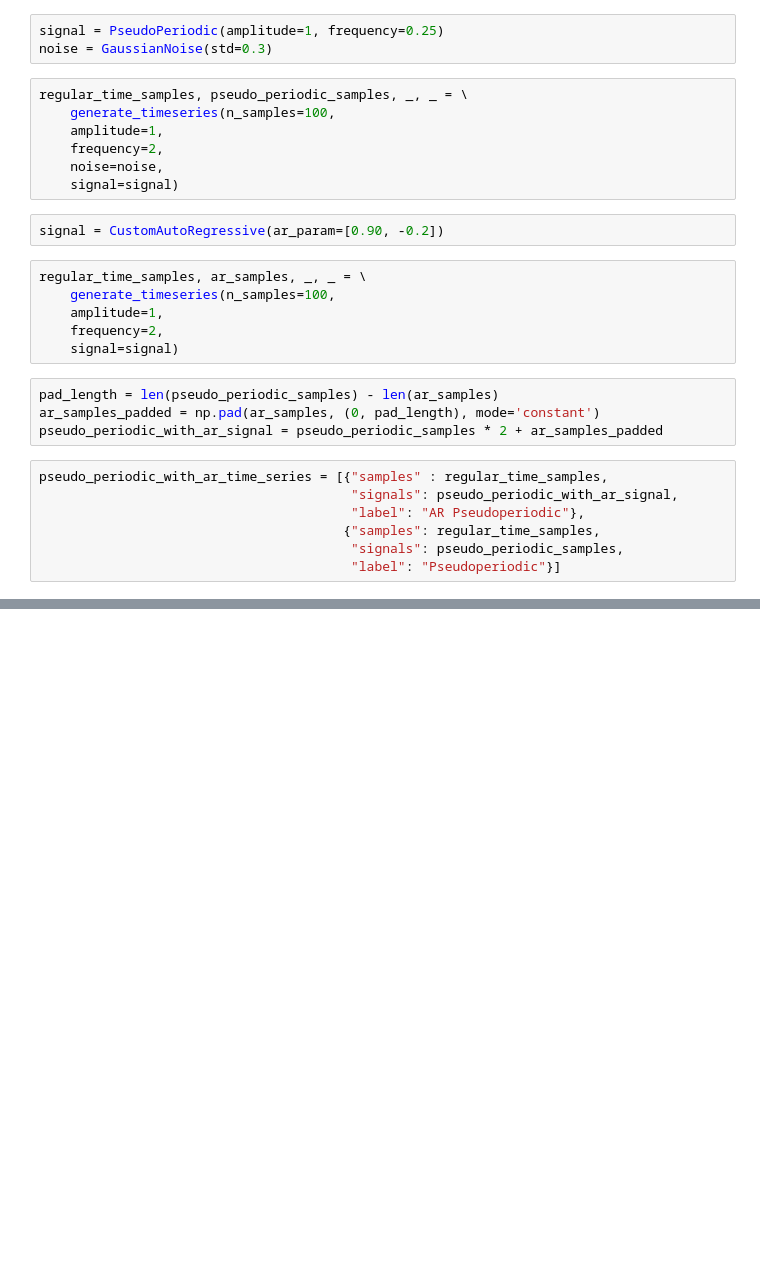
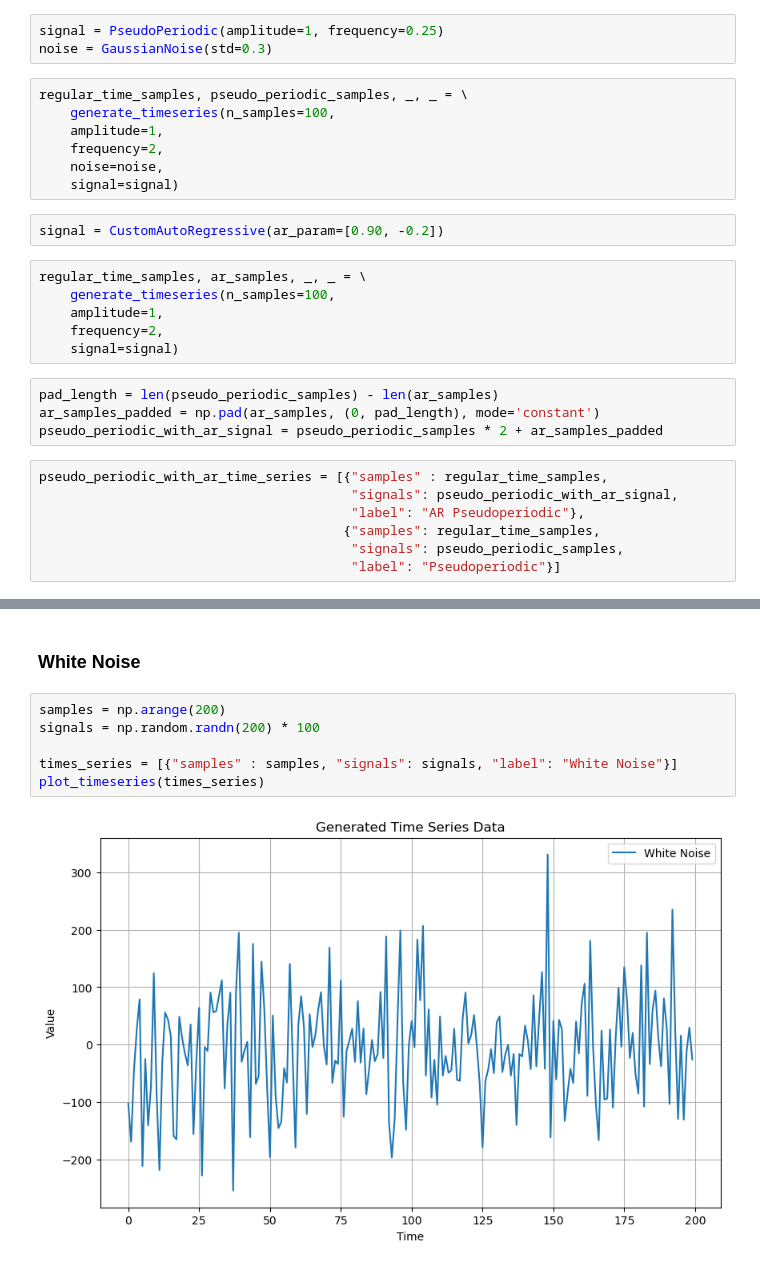
Before and after one commit to johnsonlarryl/machine_learning_training, a Jupyter notebook: supervised/regression/autoregressive/chapter_1/notebooks/timesynth.ipynb, the cells around one changed output, grey strips where cells are left out. Saved outputs shown, nothing was run; the diff lists cells and outputs as text; blank space fills up the shorter version.

Commit message:
#37 - Added time series analysis for WhiteNoise, RedNoise, Seasonality distributions

```diff
--- a/supervised/regression/autoregressive/chapter_1/notebooks/timesynth.ipynb
+++ b/supervised/regression/autoregressive/chapter_1/notebooks/timesynth.ipynb
@@ -139,0 +143,10 @@ plot_timeseries(pseudo_periodic_with_ar_time_series, title="Pseudo Periodic with
+# %% [markdown]
+### White Noise
+# %%
+samples = np.arange(200)
+signals = np.random.randn(200) * 100
+
+times_series = [{"samples" : samples, "signals": signals, "label": "White Noise"}]
+plot_timeseries(times_series)
+# %% [output]
+[figure, added]
```
Also changed, not shown: parts of 10 cells of this notebook.
